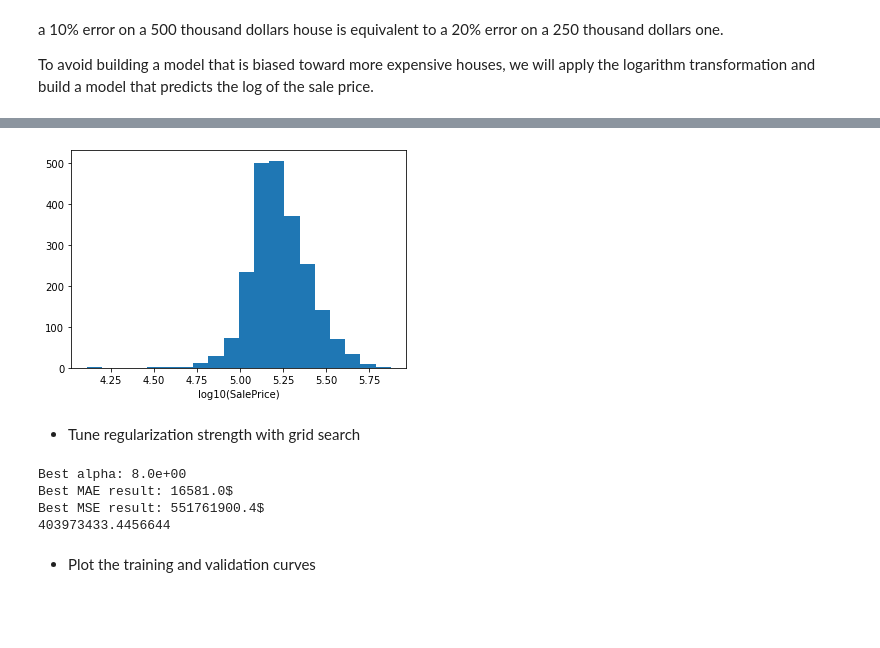
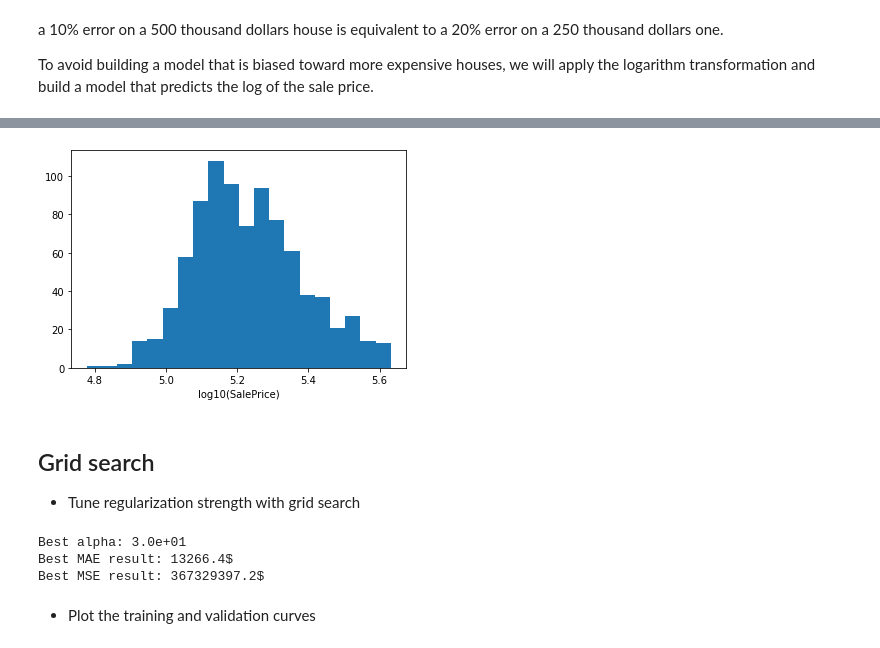
Before and after one commit to PiWebswiss/Project-AI-3, a Jupyter notebook: house-prices/house-prices-solution.ipynb, the cells around one changed output, grey strips where cells are left out. Cells and saved outputs as stored; diff of their text form; code cells hidden in the pictures; blank space fills up the shorter version.

```diff
--- a/house-prices/house-prices-solution.ipynb
+++ b/house-prices/house-prices-solution.ipynb
@@ -724,3 +761,13 @@ df_dummies = pd.get_dummies(train_df, drop_first=True)
+# %%
+# Drop columns not present in the test set
+col_remouve = ['Condition 2_PosA', 'Exterior 1st_ImStucc', 'Roof Matl_Metal',
+                'Exterior 2nd_AsphShn', 'Condition 2_Feedr', 'Roof Matl_Membran',
+                'Sale Type_Con', 'Roof Style_Shed', 'Heating_GasA', 'Neighborhood_Landmrk',
+                'MS Zoning_C (all)', 'Roof Matl_WdShngl', 'Exterior 1st_Stone', 'Neighborhood_Greens',
+                'Mas Vnr Type_CBlock', 'Condition 2_RRNn', 'Foundation_Wood', 'Exterior 1st_CBlock', 'Sale Type_VWD',
+                'Neighborhood_GrnHill', 'Condition 2_RRAn', 'Kitchen Qual_Po', 'Exterior 1st_BrkComm']
+
+df_dummies = df_dummies.drop(col_remouve, axis=1)
 # %%
 # Separte X, y
 X = df_dummies.drop("SalePrice", axis=1)
@@ -744,7 +791,7 @@ Splitting data
 You should split the data into training and validation sets (e.g. 60-40 split). You will use the training set for fitting the models and the validation set for evaluating the models and tuning hyperparameters.
 # %%
 # Spliting data
-X_tr, X_val, y_tr, y_val = train_test_split(X, y, test_size=0.4, random_state=0)
+X_tr, X_val, y_tr, y_val = train_test_split(X, np.log10(y + 1), test_size=0.4, random_state=0)
 # %% [markdown]
 Model fitting
 ---
@@ -822,7 +877,7 @@ from sklearn.metrics import mean_squared_error as MSE
 from sklearn.preprocessing import StandardScaler
 from sklearn.linear_model import LinearRegression, Ridge
 # Plot the predicted values against the actual values for the validation set
-pip = Pipeline([("s", StandardScaler()), ("ridge", Ridge(alpha=1))])
+pip = Pipeline([("saler", StandardScaler()), ("ridge", Ridge(alpha=1))])
 pip.fit(X_tr, y_tr)
 
 plt.scatter(y_val, pip.predict(X_val))
@@ -841,16 +907,15 @@ a 10% error on a 500 thousand dollars house is equivalent to a 20% error on a 25
 To avoid building a model that is biased toward more expensive houses, we will apply the logarithm transformation and build a model that predicts the log of the sale price.
 # %%
 from sklearn.pipeline import Pipeline
-from sklearn.feature_selection import SelectKBest, mutual_info_regression
+from sklearn.feature_selection import SelectKBest, mutual_info_regression, f_regression
 from sklearn.metrics import mean_absolute_error as MAE
 from sklearn.linear_model import LinearRegression, Ridge
 from sklearn.preprocessing import StandardScaler
 
-
 # Setup each regression
 simple_model =  Pipeline([("v1", SelectKBest(score_func=mutual_info_regression, k=2)), ("lr", LinearRegression())])
 intermediate_model =  Pipeline([("v2", SelectKBest(score_func=mutual_info_regression, k=20)), ("lr", LinearRegression())])
-complex_model = Pipeline([("s", StandardScaler()), ("ridge", Ridge(alpha=1))])
+complex_model = Pipeline([("scaler", StandardScaler()), ("ridge", Ridge(alpha=1))])
 
 # Fit models
 simple_model.fit(X_tr, y_tr)
@@ -858,11 +923,11 @@ intermediate_model.fit(X_tr, y_tr)
 complex_model.fit(X_tr, y_tr)
 
 # Save simple and intermediate results
-mea_simple = MAE(y_val, simple_model.predict(X_val))
-mea_intermediate = MAE(y_val, intermediate_model.predict(X_val))
+mea_simple = MAE(10 ** y_val -1 , 10 ** simple_model.predict(X_val) -1)
+mea_intermediate = MAE(10 ** y_val -1 , 10 ** intermediate_model.predict(X_val) -1)
 
 # Display the results
 print("MAE for simple linear regression: {:.3f}$".format(mea_simple))
 print("MAE for intermediate linear regression: {:.3f}$".format(mea_intermediate))
-print("MAE for all features with ridge regression: {:.3f}$".format(MAE(y_val, complex_model.predict(X_val))))
+print("MAE for all features with ridge regression: {:.3f}$".format(MAE(10 ** y_val -1 , 10 ** complex_model.predict(X_val) -1)))
 # %% [output]
@@ -935,10 +949,11 @@ train_df["SalePrice"].hist()
 # %%
-plt.hist(np.log10(train_df.SalePrice + 1), bins=20)
+plt.hist(complex_model.predict(X_val), bins=20)
 plt.xlabel("log10(SalePrice)")
 plt.show()
 # %% [output]
-[figure, old version]
+[figure, new version]
 # %% [markdown]
+## Grid search
 - Tune regularization strength with grid search
 # %%
 from sklearn.metrics import mean_squared_error as MSE
@@ -946,7 +961,7 @@ from sklearn.metrics import mean_squared_error as MSE
 gs_results = []
 
 # Grid search
-for alpha in np.linspace(-4, 8, num=20):
+for alpha in np.logspace(-4, 4, num=20):
     # Fit the pipeline
     complex_model.set_params(ridge__alpha=alpha)
     complex_model.fit(X_tr, y_tr)
@@ -955,10 +970,10 @@ for alpha in np.linspace(-4, 8, num=20):
     gs_results.append(
         {
             "alpha": alpha,
-            "train_mae": MAE(y_tr, complex_model.predict(X_tr)),
-            "train_mse": MSE(y_tr, complex_model.predict(X_tr)),
-            "val_mae": MAE(y_val, complex_model.predict(X_val)),
-            "val_mse": MSE(y_val, complex_model.predict(X_val)),
+            "train_mae": MAE(10 ** y_tr -1 , 10 ** complex_model.predict(X_tr) - 1),
+            "train_mse": MSE(10 ** y_tr -1 , 10 ** complex_model.predict(X_tr) - 1),
+            "val_mae": MAE(10 ** y_val -1 , 10 ** complex_model.predict(X_val) - 1),
+            "val_mse": MSE(10 ** y_val -1 , 10 ** complex_model.predict(X_val) - 1),
         }
     )
 
@@ -971,12 +986,10 @@ best_alpha = df_results.loc[df_results["val_mse"].idxmin()]
 print("Best alpha: {:.1e}".format(best_alpha["alpha"]))
 print("Best MAE result: {:.1f}$".format(best_alpha["val_mae"]))
 print("Best MSE result: {:.1f}$".format(best_alpha["val_mse"]))
-print(best_alpha.train_mse)
 # %% [output]
-Best alpha: 8.0e+00
-Best MAE result: 16581.0$
-Best MSE result: 551761900.4$
-403973433.4456644
+Best alpha: 3.0e+01
+Best MAE result: 13266.4$
+Best MSE result: 367329397.2$
 # %% [markdown]
 - Plot the training and validation curves
 # %%
```
Also changed, not shown: parts of 60 cells of this notebook.
